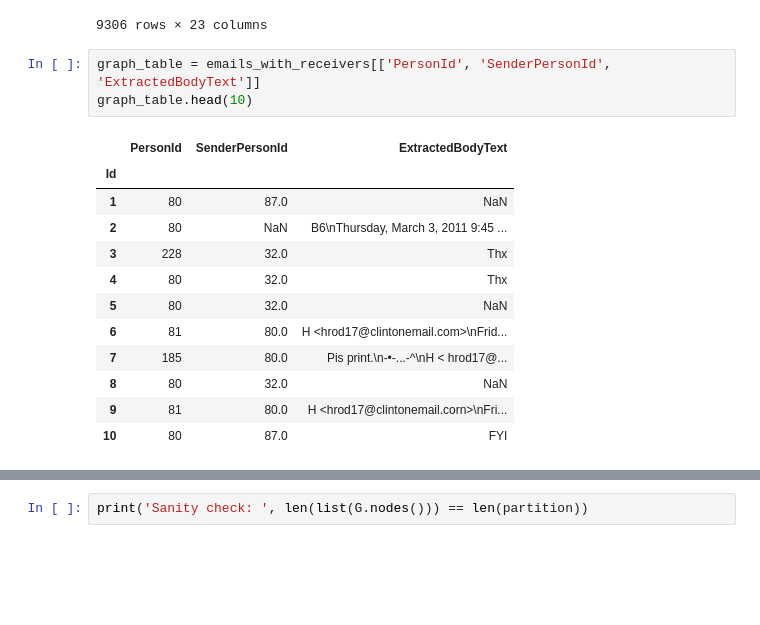
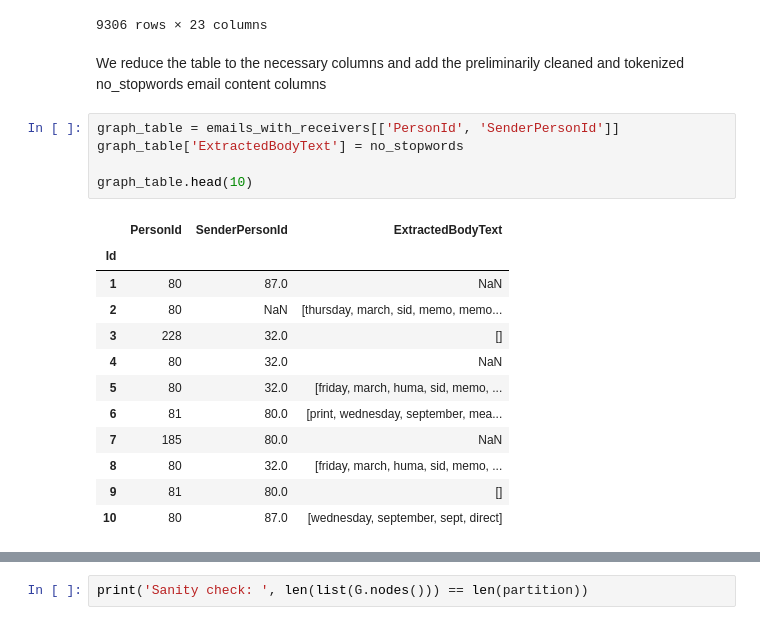
Before and after one commit to PaluchowskiMatthew/ADA-Kepler, a Jupyter notebook: 05 - Taming Text/05 - Taming Text.ipynb, the cells around one changed output, grey strips where cells are left out. Cells and saved outputs as stored; diff of their text form; blank space fills up the shorter version.

```diff
--- a/05 - Taming Text/05 - Taming Text.ipynb
+++ b/05 - Taming Text/05 - Taming Text.ipynb
@@ -485,19 +525,23 @@ emails_with_receivers
 | 9305 | 7944 | 162 | C05778466 | FROM | H | PVerveer | 143.0 | ... |
 | 9306 | 7945 | 80 | C05778470 | NOTE FOR SECRETARY CLINTON | H | Sullivan, Jacob J | 87.0 | ... |
 9306 rows × 23 columns
+# %% [markdown]
+We reduce the table to the necessary columns and add the preliminarily cleaned and tokenized no_stopwords email content columns
 # %%
-graph_table = emails_with_receivers[['PersonId', 'SenderPersonId', 'ExtractedBodyText']]
+graph_table = emails_with_receivers[['PersonId', 'SenderPersonId']]
+graph_table['ExtractedBodyText'] = no_stopwords
+
 graph_table.head(10)
 # %% [output]
 |  | PersonId | SenderPersonId | ExtractedBodyText |
 | Id |  |  |  |
 | 1 | 80 | 87.0 | NaN |
-| 2 | 80 | NaN | B6\nThursday, March 3, 2011 9:45 ... |
-| 3 | 228 | 32.0 | Thx |
-| 4 | 80 | 32.0 | Thx |
-| 5 | 80 | 32.0 | NaN |
-| 6 | 81 | 80.0 | H <hrod17@clintonemail.com>\nFrid... |
-| 7 | 185 | 80.0 | Pis print.\n-•-...-^\nH < hrod17@... |
-| 8 | 80 | 32.0 | NaN |
-| 9 | 81 | 80.0 | H <hrod17@clintonemail.corn>\nFri... |
-| 10 | 80 | 87.0 | FYI |
+| 2 | 80 | NaN | [thursday, march, sid, memo, memo... |
+| 3 | 228 | 32.0 | [] |
+| 4 | 80 | 32.0 | NaN |
+| 5 | 80 | 32.0 | [friday, march, huma, sid, memo, ... |
+| 6 | 81 | 80.0 | [print, wednesday, september, mea... |
+| 7 | 185 | 80.0 | NaN |
+| 8 | 80 | 32.0 | [friday, march, huma, sid, memo, ... |
+| 9 | 81 | 80.0 | [] |
+| 10 | 80 | 87.0 | [wednesday, september, sept, direct] |
```
Also changed, not shown: parts of 39 cells of this notebook.
